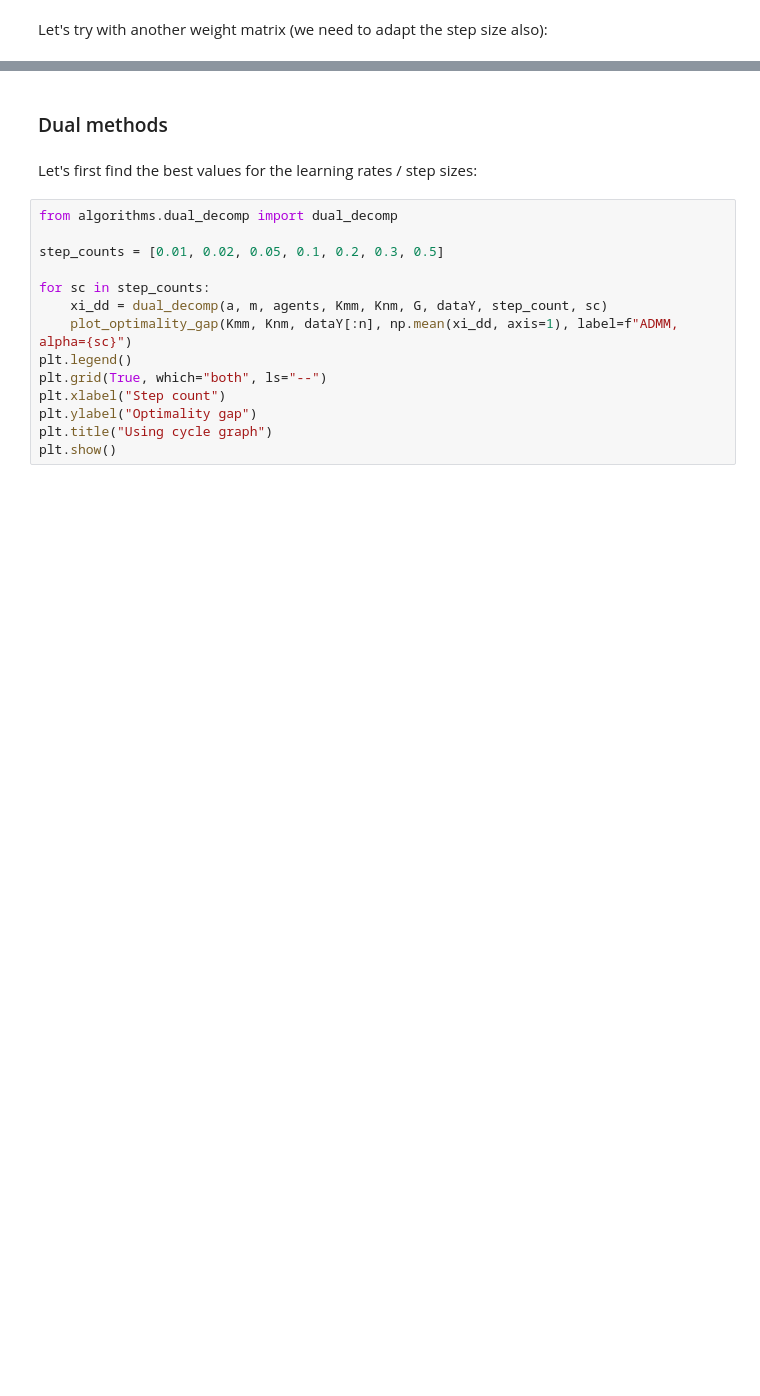
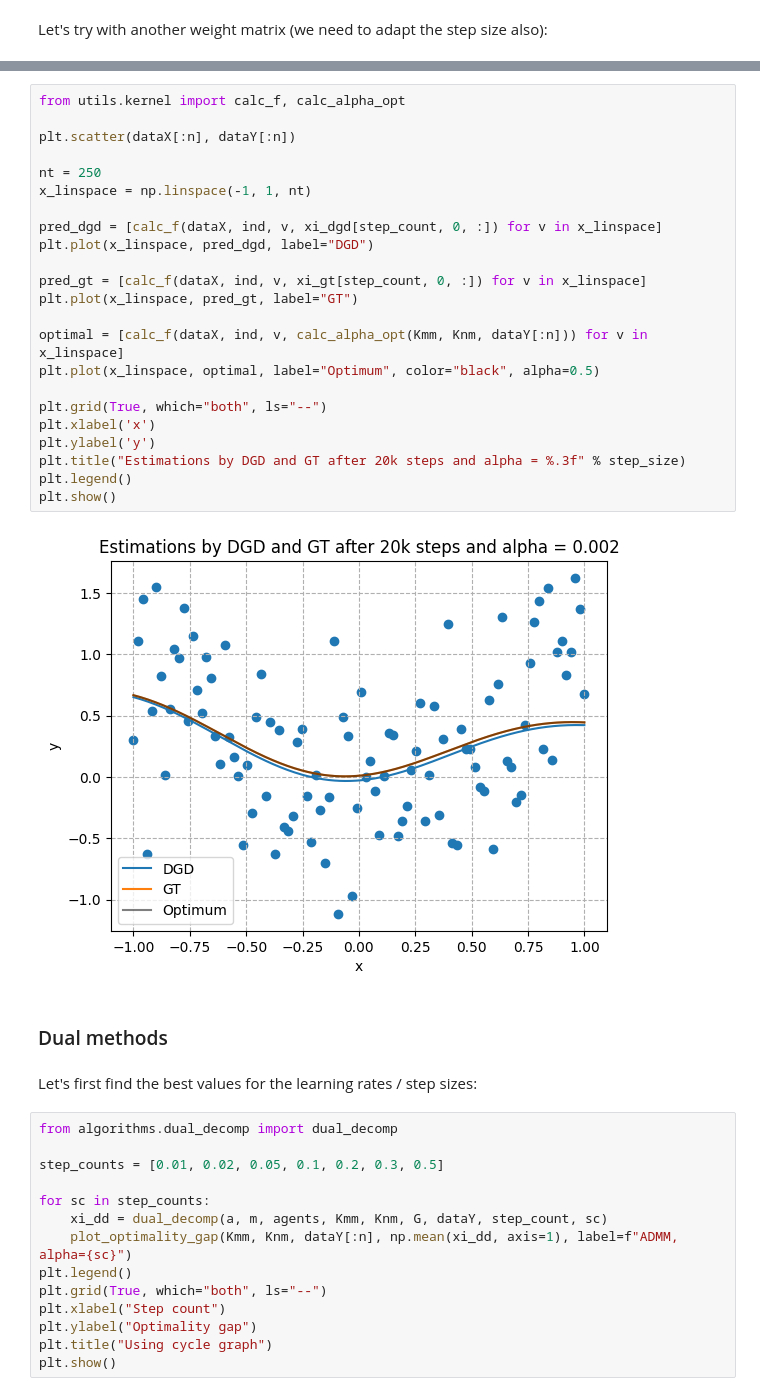
Before and after one commit to yy214/cooperative-optimization, a Jupyter notebook: src/submission.ipynb, the cells around one changed output, grey strips where cells are left out. Cells and saved outputs as stored; diff of their text form; blank space fills up the shorter version.

```diff
--- a/src/submission.ipynb
+++ b/src/submission.ipynb
@@ -123,3 +153,28 @@ plt.show()
+# %%
+from utils.kernel import calc_f, calc_alpha_opt
+
+plt.scatter(dataX[:n], dataY[:n])
+
+nt = 250
+x_linspace = np.linspace(-1, 1, nt)
+
+pred_dgd = [calc_f(dataX, ind, v, xi_dgd[step_count, 0, :]) for v in x_linspace]
+plt.plot(x_linspace, pred_dgd, label="DGD")
+
+pred_gt = [calc_f(dataX, ind, v, xi_gt[step_count, 0, :]) for v in x_linspace]
+plt.plot(x_linspace, pred_gt, label="GT")
+
+optimal = [calc_f(dataX, ind, v, calc_alpha_opt(Kmm, Knm, dataY[:n])) for v in x_linspace]
+plt.plot(x_linspace, optimal, label="Optimum", color="black", alpha=0.5)
+
+plt.grid(True, which="both", ls="--")
+plt.xlabel('x')
+plt.ylabel('y')
+plt.title("Estimations by DGD and GT after 20k steps and alpha = %.3f" % step_size)
+plt.legend()
+plt.show()
+# %% [output]
+[figure, added]
 # %% [markdown]
 ### Dual methods
 # %% [markdown]
```
Also changed, not shown: parts of 15 cells of this notebook, 1 other file.
